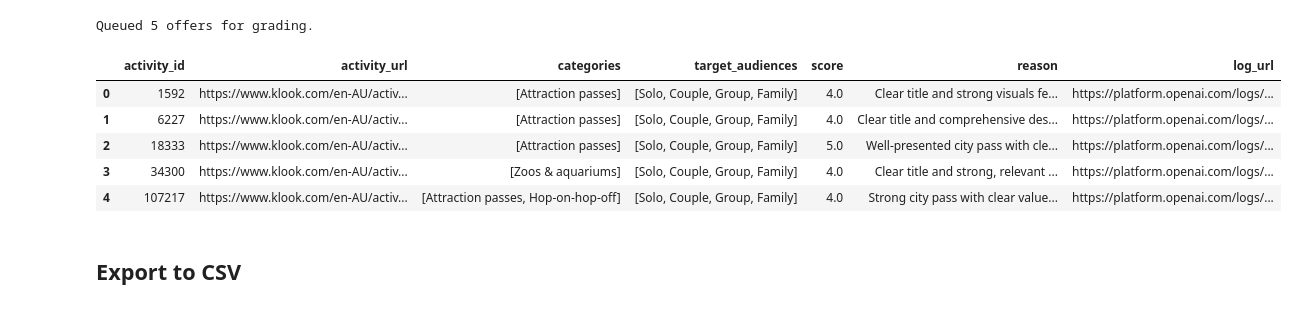
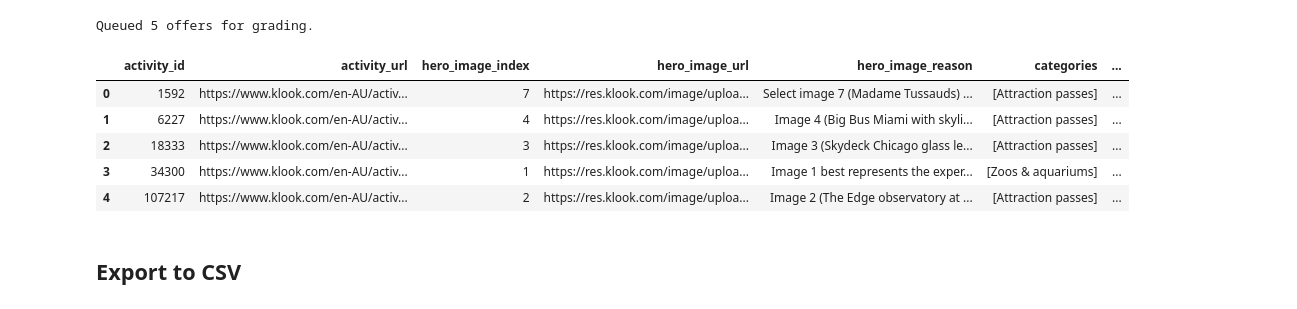
Before and after one commit to williamritossa/klook-offer-curation, a Jupyter notebook: offer_curation.ipynb, the cells around one changed output. Cells and saved outputs as stored; diff of their text form; code cells hidden in the pictures.

Commit message:
Update offer_curation.ipynb
GPT suggests a hero/lead image

```diff
--- a/offer_curation.ipynb
+++ b/offer_curation.ipynb
@@ -504,32 +643,52 @@ print(f"Queued {len(offers_to_grade)} offers for grading.")
 # %% [output]
 Queued 5 offers for grading.
 # %%
+
 if offers_to_grade:
     api_key = os.getenv("OPENAI_API_KEY")
     if not api_key:
         print("OPENAI_API_KEY is not set in this kernel session. Skipping grading.")
     else:
         grading_results = grade_offers_parallel(offers_to_grade)
         results_df = pd.DataFrame(grading_results)
+        if "hero_image_index" not in results_df:
+            results_df["hero_image_index"] = None
+        if "hero_image_url" not in results_df:
+            results_df["hero_image_url"] = None
+        if "hero_image_reason" not in results_df:
+            results_df["hero_image_reason"] = ""
         results_df["activity_url"] = results_df["activity_id"].apply(
             lambda x: f"https://www.klook.com/en-AU/activity/{x}" if pd.notna(x) else None
         )
         results_df["log_url"] = results_df["response_id"].apply(
             lambda resp: f"https://platform.openai.com/logs/{resp}"
             if isinstance(resp, str) and resp
             else None
         )
-        results_df = results_df[["activity_id", "activity_url", "categories", "target_audiences", "score", "reason", "log_url"]]
+        results_df = results_df[
+            [
+                "activity_id",
+                "activity_url",
+                "hero_image_index",
+                "hero_image_url",
+                "hero_image_reason",
+                "categories",
+                "target_audiences",
+                "score",
+                "reason",
+                "log_url",
+            ]
+        ]
         display(results_df)
 else:
     print("No offers require grading.")
 # %% [output]
-|  | activity_id | activity_url | categories | target_audiences | score | reason | log_url |
-| 0 | 1592 | https://www.klook.com/en-AU/activ... | [Attraction passes] | [Solo, Couple, Group, Family] | 4.0 | Clear title and strong visuals fe... | https://platform.openai.com/logs/... |
-| 1 | 6227 | https://www.klook.com/en-AU/activ... | [Attraction passes] | [Solo, Couple, Group, Family] | 4.0 | Clear title and comprehensive des... | https://platform.openai.com/logs/... |
-| 2 | 18333 | https://www.klook.com/en-AU/activ... | [Attraction passes] | [Solo, Couple, Group, Family] | 5.0 | Well-presented city pass with cle... | https://platform.openai.com/logs/... |
-| 3 | 34300 | https://www.klook.com/en-AU/activ... | [Zoos & aquariums] | [Solo, Couple, Group, Family] | 4.0 | Clear title and strong, relevant ... | https://platform.openai.com/logs/... |
-| 4 | 107217 | https://www.klook.com/en-AU/activ... | [Attraction passes, Hop-on-hop-off] | [Solo, Couple, Group, Family] | 4.0 | Strong city pass with clear value... | https://platform.openai.com/logs/... |
+|  | activity_id | activity_url | hero_image_index | hero_image_url | hero_image_reason | categories | ... |
+| 0 | 1592 | https://www.klook.com/en-AU/activ... | 7 | https://res.klook.com/image/uploa... | Select image 7 (Madame Tussauds) ... | [Attraction passes] | ... |
+| 1 | 6227 | https://www.klook.com/en-AU/activ... | 4 | https://res.klook.com/image/uploa... | Image 4 (Big Bus Miami with skyli... | [Attraction passes] | ... |
+| 2 | 18333 | https://www.klook.com/en-AU/activ... | 3 | https://res.klook.com/image/uploa... | Image 3 (Skydeck Chicago glass le... | [Attraction passes] | ... |
+| 3 | 34300 | https://www.klook.com/en-AU/activ... | 1 | https://res.klook.com/image/uploa... | Image 1 best represents the exper... | [Zoos & aquariums] | ... |
+| 4 | 107217 | https://www.klook.com/en-AU/activ... | 2 | https://res.klook.com/image/uploa... | Image 2 (The Edge observatory at ... | [Attraction passes] | ... |
 # %% [markdown]
 ## Export to CSV
 # %%
```
Also changed, not shown: parts of 4 cells of this notebook.
